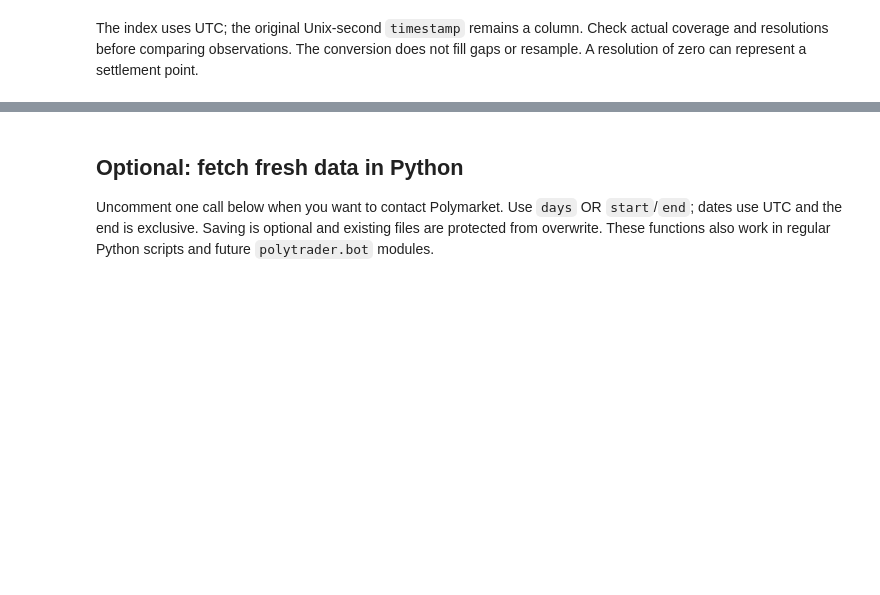
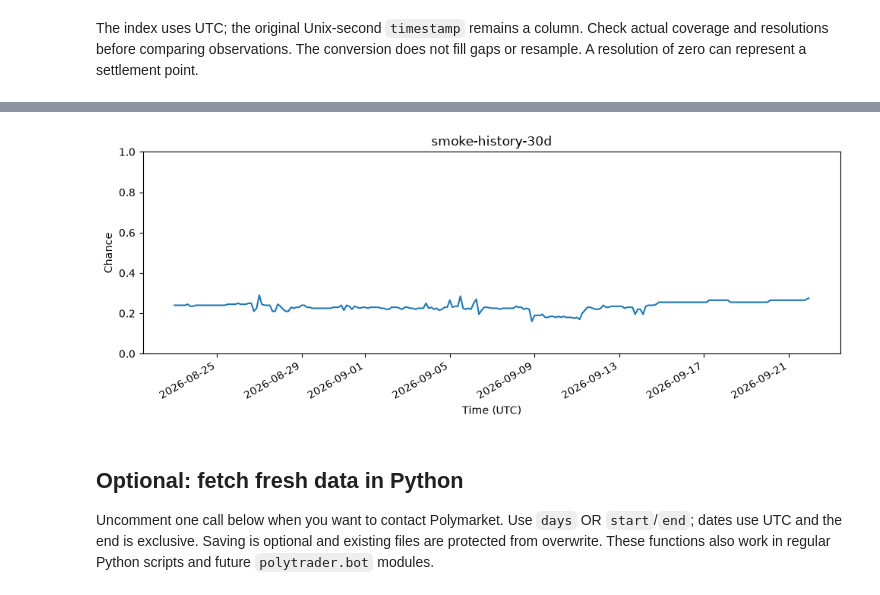
Before and after one commit to paulbeka/polytrader, a Jupyter notebook: sandbox/01_history.ipynb, the cells around one changed output, grey strips where cells are left out. Cells and saved outputs as stored; diff of their text form; code cells hidden in the pictures; blank space fills up the shorter version.

```diff
--- a/sandbox/01_history.ipynb
+++ b/sandbox/01_history.ipynb
@@ -36,12 +65,14 @@ df['resolution_seconds'].value_counts().sort_index()
 # %%
 if df.empty:
     print('No observations to plot.')
 else:
     title = history.metadata.get('market', {}).get('question', history_path.stem)
-    ax = df['price'].plot(style='.', figsize=(10, 4), title=title)
-    ax.set(xlabel='Time (UTC)', ylabel='Outcome price', ylim=(0, 1))
+    ax = df['price'].plot(figsize=(10, 4), title=title)
+    ax.set(xlabel='Time (UTC)', ylabel='Chance', ylim=(0, 1))
     plt.tight_layout()
     plt.show()
+# %% [output]
+[figure, added]
 # %% [markdown]
 ## Optional: fetch fresh data in Python
 Uncomment one call below when you want to contact Polymarket. Use `days` OR `start`/`end`; dates use UTC and the end is exclusive. Saving is optional and existing files are protected from overwrite. These functions also work in regular Python scripts and future `polytrader.bot` modules.
```
Also changed, not shown: parts of 5 cells of this notebook, 2 other files.
